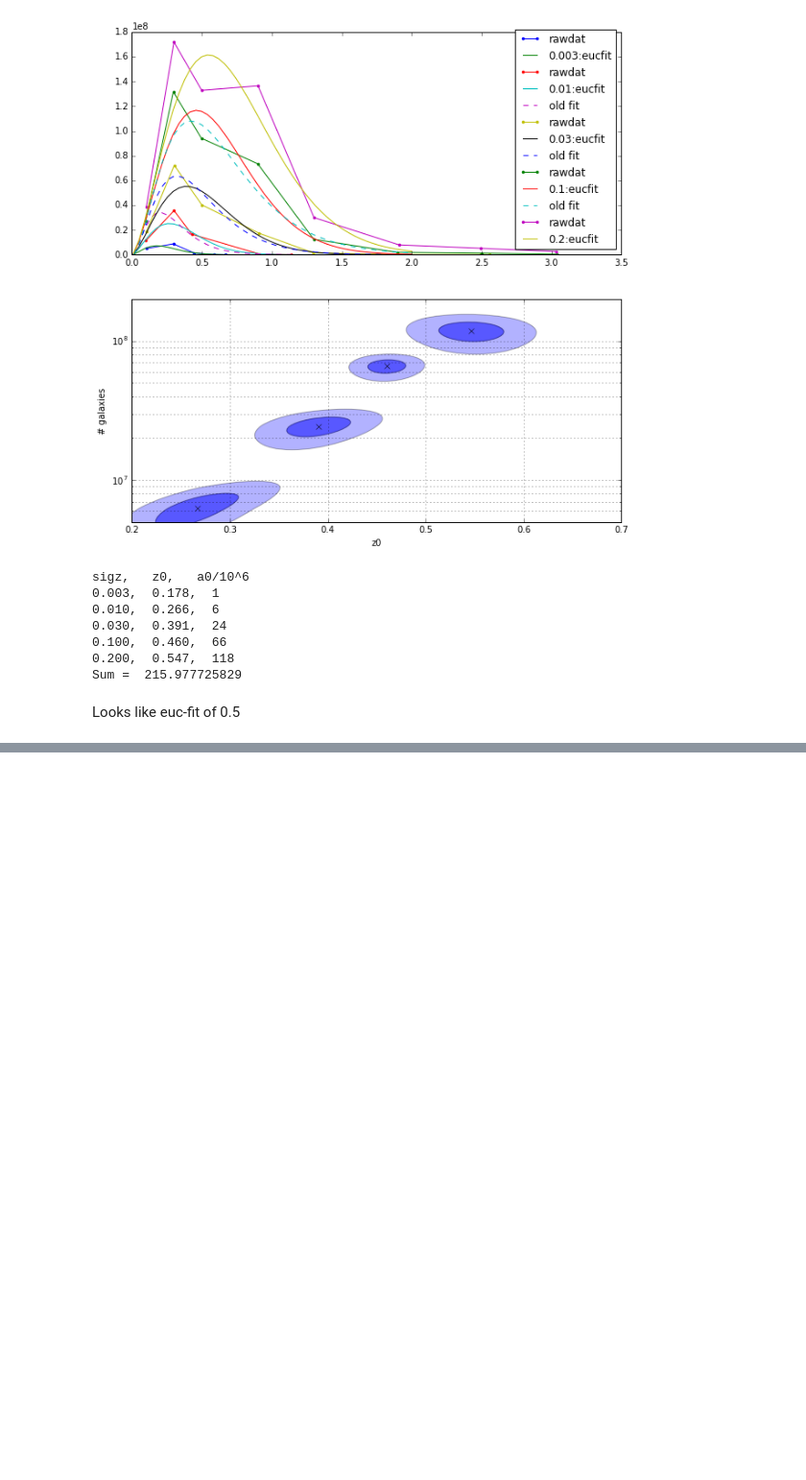
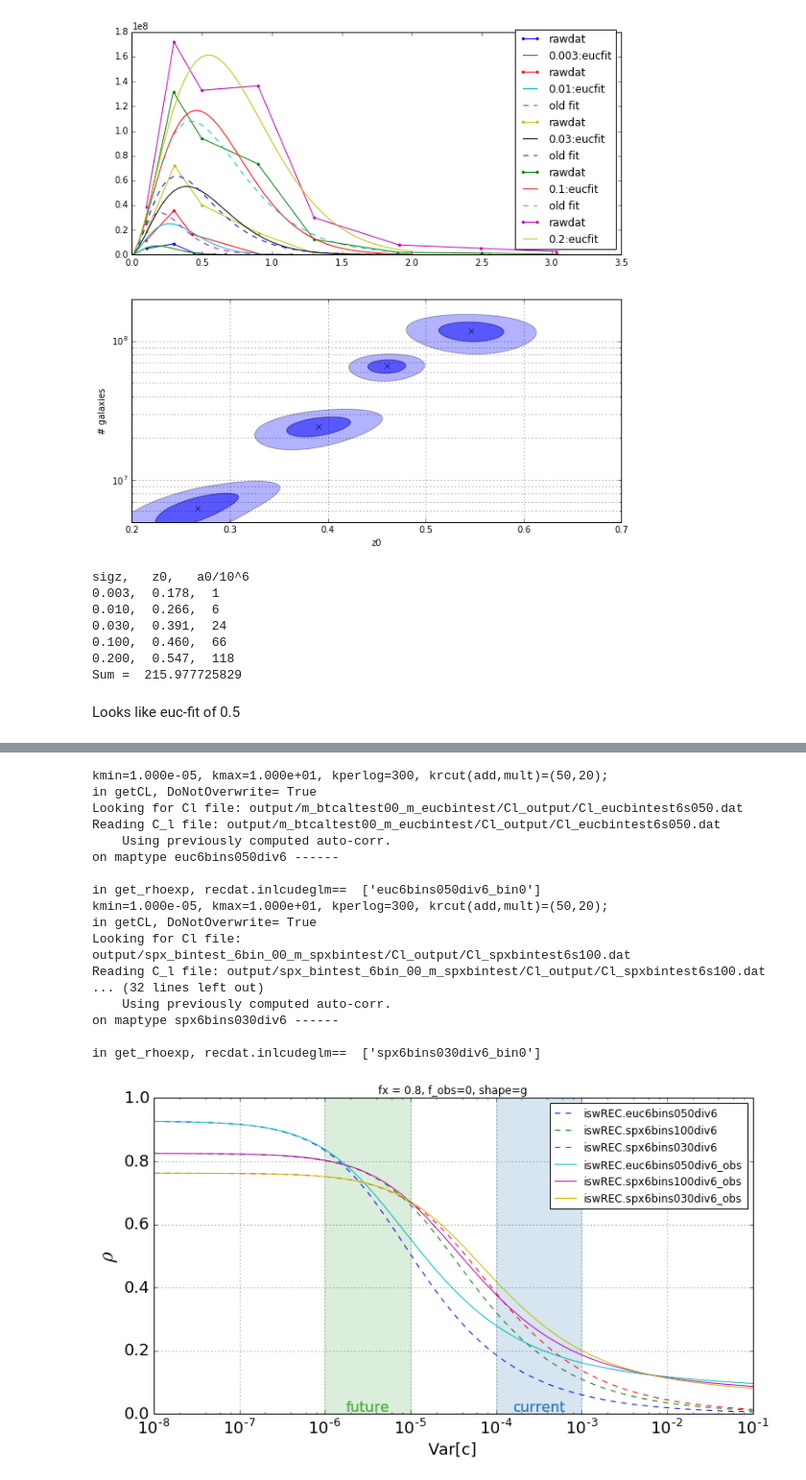
Before and after one commit to jessmuir/isw_reconstr, a Jupyter notebook: NW Multi.ipynb, the cells around one changed output, grey strips where cells are left out. Shown at 96% size. Cells and saved outputs as stored; diff of their text form; code cells hidden in the pictures; blank space fills up the shorter version.

```diff
--- a/NW Multi.ipynb
+++ b/NW Multi.ipynb
@@ -3001 +3298,78 @@ def allbincal_vary_f_xcorr(cl_in=False, z0=0.7,sigz=0.05,finestN=6,div=[],f_xcor
+# %%
+def getplot_allbincal(cl_in, recdat, ax=None, f_xcorr=0, varlist=[],f_cl_obs=0, nbar='default',
+                      varname='rho',fitbias=True,show=False,shape='g',width=10.,label=None,labelsuf='', linestyle='-'):
+    """Add rho plot to given axis. Create if none passed"""
+    if len(varlist)==0: varlist=list(runeuc.caltest_get_logspaced_varlist(minvar=1.e-8,maxvar=0.1,Nperlog=10))
+
+    fidcl=cl_in
+    this_bcal_rholist=m_calbin_get_rhoexp(recdat=recdat, fidcl=fidcl,varlist=varlist,
+                                        lmax=50,lmin=0, shape=shape,width=width,
+                                        overwrite=False,doplot=False,saverho=False,varname=varname,filetag='', nolmintag=False, dofidrec=False,nbar=nbar,outtag=outtag,
+                                         fitbias=fitbias, get_Clfid=False,get_Clmod=False, f_xcorr=f_xcorr,f_cl_obs=f_cl_obs)
+#         if i<len(reclssbins_list)-1: mylabel = reclssbins
+#         else: mylabel = 'all'
+    if label==None:
+        label=recdat.maptag
+    label += labelsuf
+    if ax==None:
+        fig, ax = calplotsetup(size=(12,7))#(8.5,5))
+    ax.plot(varlist,this_bcal_rholist,label=label,ls=linestyle)
+    if show:
+        plt.show()
+
+def plot_surveys(f_xcorr=0, f_cl_obs=0, ax=None, div=['6'], fitbias=True, shape='g', varname='rho', labelsuf='', linestyle='-', nbar5e8=False):
+    varlist=list(runeuc.caltest_get_logspaced_varlist(minvar=1.e-8,maxvar=0.1,Nperlog=10))
+    first =False
+    if ax==None:
+        fig, ax = calplotsetup(size=(12,7))#(8.5,5))
+        ax.set_title('fx = {0}, f_obs={1}, shape={2}'.format(f_xcorr, f_cl_obs, shape))
+        first=True
+#     plotlist = [(getCl_sx(sigz=0.1), getRecDat_sx(0.1)), (getCl_sx(sigz=0.03), getRecDat_sx(0.03)), (getCl_sx(sigz=0.1), getRecDat_sx(0.1)), ]
+
+    if nbar5e8==False: mynbar=5e8
+
+    cl_euc = m_bintest_get_combo_Clvals(outtag='m_btcaltest00', getdivs=div) #get fiducial euc Cl's for even-split bins
+    recdat_euc = m_bintest_get_reclist(getdivs=div, minl_forrec=2)[0] #default
+
+    if 1: #do euc
+        getplot_allbincal(cl_euc, recdat_euc, ax=ax, f_xcorr=f_xcorr, f_cl_obs=f_cl_obs, fitbias=fitbias, shape=shape,
+                          varname=varname, varlist=varlist, labelsuf=labelsuf,linestyle=linestyle)
+    if 1: #plot SX 0.1
+        getplot_allbincal(getCl_sx(sigz=0.1, div=div), getRecDat_sx(0.1, div=div), ax=ax, f_xcorr=f_xcorr, f_cl_obs=f_cl_obs, fitbias=fitbias, shape=shape,
+                          varname=varname, varlist=varlist, labelsuf=labelsuf,linestyle=linestyle)
+    if 0: #plot SX 0.1, nbar=5e8
+        getplot_allbincal(getCl_sx(sigz=0.1, div=div,nbar=5e8), getRecDat_sx(0.1, div=div,nbar=5e8), ax=ax, f_xcorr=f_xcorr, f_cl_obs=f_cl_obs, fitbias=fitbias, shape=shape,
+                          varname=varname, varlist=varlist, labelsuf=labelsuf+'_5e8',linestyle=linestyle)
+    if 1: #plot SX 0.03
+        getplot_allbincal(getCl_sx(sigz=0.03, div=div), getRecDat_sx(0.03, div=div), ax=ax, f_xcorr=f_xcorr, f_cl_obs=f_cl_obs, fitbias=fitbias, shape=shape,
+                          varname=varname, varlist=varlist, labelsuf=labelsuf,linestyle=linestyle)
+#     if first:
+    ax=calplotform(ax,varname=varname, showregions=True) #format like caltest plot
+    ax.set_xlim(min(varlist),max(varlist))
+    return ax
+
+
+myax = plot_surveys(f_xcorr=.8, f_cl_obs=0, linestyle='--')
+plot_surveys(f_xcorr=.8, f_cl_obs=1, ax=myax, labelsuf='_obs')
+# plot_surveys(f_xcorr=.5, f_cl_obs=1, ax=myax, labelsuf='_obs_.5', linestyle='--')
+plt.show()
+# %% [output]
+kmin=1.000e-05, kmax=1.000e+01, kperlog=300, krcut(add,mult)=(50,20);
+in getCL, DoNotOverwrite= True
+Looking for Cl file: output/m_btcaltest00_m_eucbintest/Cl_output/Cl_eucbintest6s050.dat
+Reading C_l file: output/m_btcaltest00_m_eucbintest/Cl_output/Cl_eucbintest6s050.dat
+    Using previously computed auto-corr.
+on maptype euc6bins050div6 ------
+
+in get_rhoexp, recdat.inlcudeglm==  ['euc6bins050div6_bin0']
+kmin=1.000e-05, kmax=1.000e+01, kperlog=300, krcut(add,mult)=(50,20);
+in getCL, DoNotOverwrite= True
+Looking for Cl file: output/spx_bintest_6bin_00_m_spxbintest/Cl_output/Cl_spxbintest6s100.dat
+Reading C_l file: output/spx_bintest_6bin_00_m_spxbintest/Cl_output/Cl_spxbintest6s100.dat
+... (32 lines left out)
+    Using previously computed auto-corr.
+on maptype spx6bins030div6 ------
+
+in get_rhoexp, recdat.inlcudeglm==  ['spx6bins030div6_bin0']
+[figure, added]
 # %%
```
Also changed, not shown: parts of 32 cells of this notebook, 2 other files.
